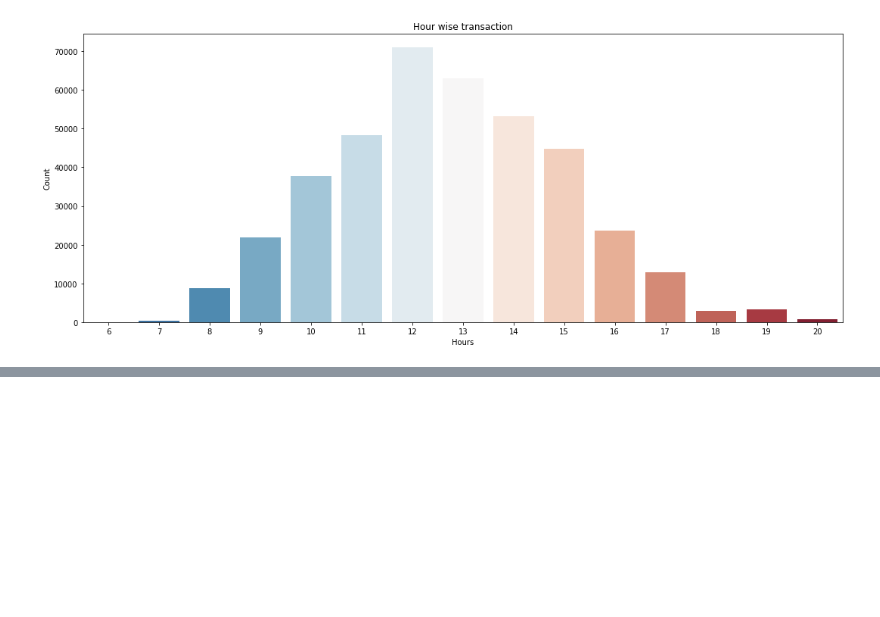
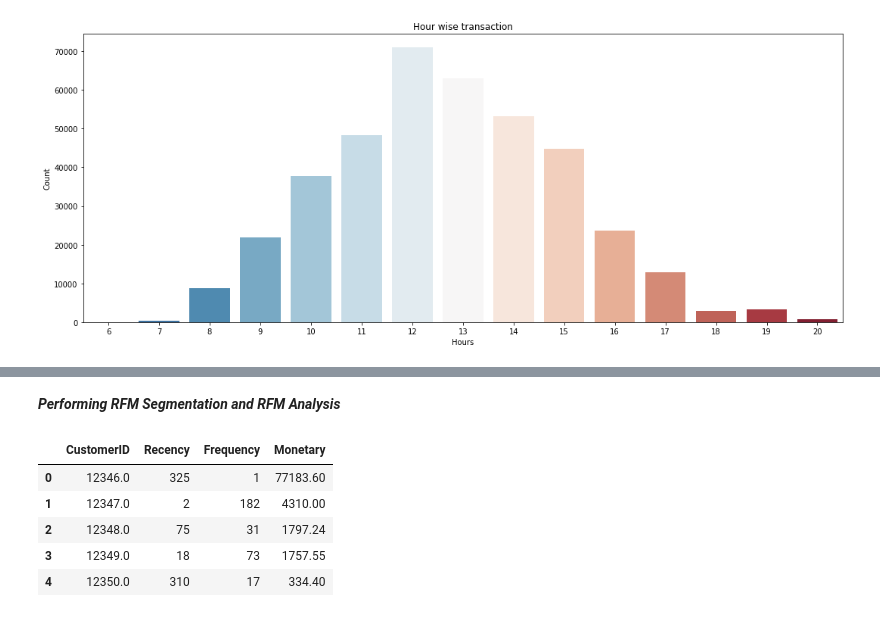
Before and after one commit to Nikkiie/Online-Retail-Customer-Segmentation-Unsupervised, a Jupyter notebook: Online_Retail_Customer_Segmentation_Unsupervised.ipynb, the cells around one changed output, grey strips where cells are left out. Drawn from its saved outputs; the diff is of its cells as text; code cells hidden in the pictures; blank space fills up the shorter version.

```diff
--- a/Online_Retail_Customer_Segmentation_Unsupervised.ipynb
+++ b/Online_Retail_Customer_Segmentation_Unsupervised.ipynb
@@ -491,0 +528,2 @@ sns.barplot(x='Hours',y='Count',data=hour_df, palette= 'RdBu_r');
+# %% [markdown]
+***Performing RFM Segmentation and RFM Analysis***
@@ -491,0 +548,10 @@ sns.barplot(x='Hours',y='Count',data=hour_df, palette= 'RdBu_r');
+# %%
+# Fisrt 5 values.
+RFMScores.reset_index().head()
+# %% [output]
+|  | CustomerID | Recency | Frequency | Monetary |
+| 0 | 12346.0 | 325 | 1 | 77183.60 |
+| 1 | 12347.0 | 2 | 182 | 4310.00 |
+| 2 | 12348.0 | 75 | 31 | 1797.24 |
+| 3 | 12349.0 | 18 | 73 | 1757.55 |
+| 4 | 12350.0 | 310 | 17 | 334.40 |
```
Also changed, not shown: parts of 12 cells of this notebook.
